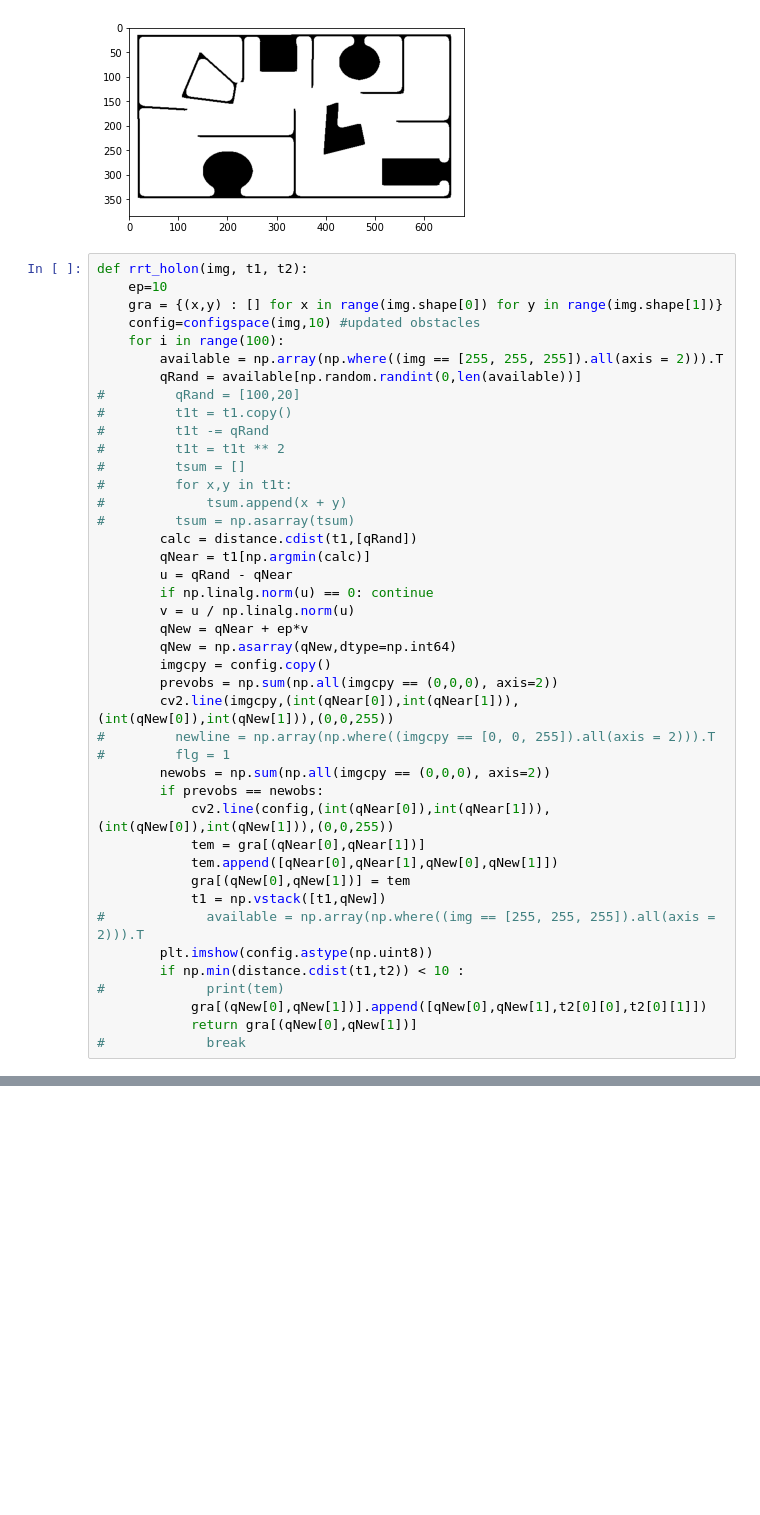
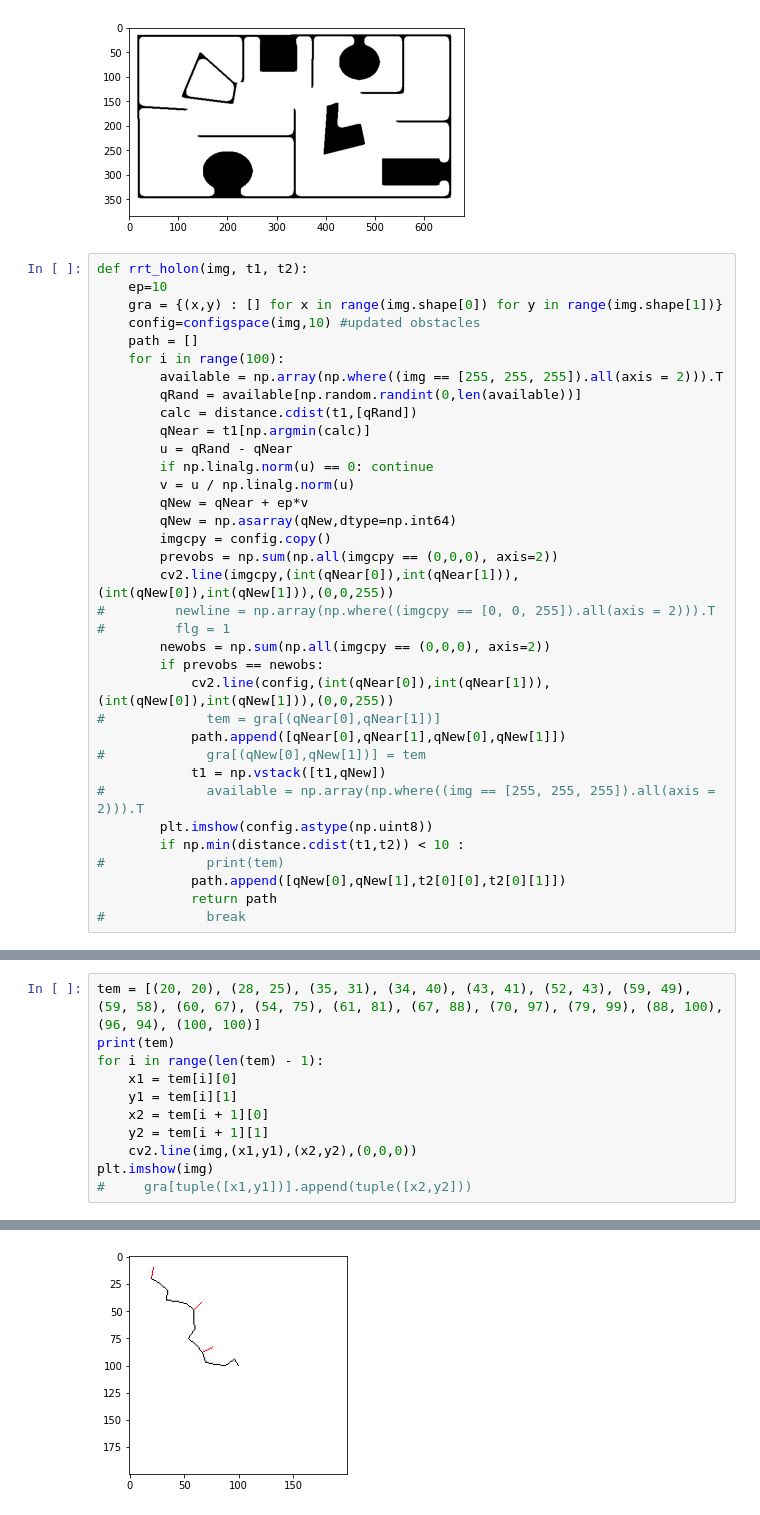
Before and after one commit to loaydatrain/Robotics-Planning-and-Navigation, a Jupyter notebook: assignment1/rrt.ipynb, the cells around one changed output, grey strips where cells are left out. Drawn from its saved outputs; the diff is of its cells as text; blank space fills up the shorter version.

```diff
--- a/assignment1/rrt.ipynb
+++ b/assignment1/rrt.ipynb
@@ -31,17 +31,10 @@ def rrt_holon(img, t1, t2):
     ep=10
     gra = {(x,y) : [] for x in range(img.shape[0]) for y in range(img.shape[1])}
     config=configspace(img,10) #updated obstacles
+    path = []
     for i in range(100):
         available = np.array(np.where((img == [255, 255, 255]).all(axis = 2))).T
         qRand = available[np.random.randint(0,len(available))]
-#         qRand = [100,20]
-#         t1t = t1.copy()
-#         t1t -= qRand
-#         t1t = t1t ** 2
-#         tsum = []
-#         for x,y in t1t:
-#             tsum.append(x + y)
-#         tsum = np.asarray(tsum)
         calc = distance.cdist(t1,[qRand])
         qNear = t1[np.argmin(calc)]
         u = qRand - qNear
@@ -57,16 +50,16 @@ def rrt_holon(img, t1, t2):
         newobs = np.sum(np.all(imgcpy == (0,0,0), axis=2))
         if prevobs == newobs:
             cv2.line(config,(int(qNear[0]),int(qNear[1])),(int(qNew[0]),int(qNew[1])),(0,0,255))
-            tem = gra[(qNear[0],qNear[1])]
-            tem.append([qNear[0],qNear[1],qNew[0],qNew[1]])
-            gra[(qNew[0],qNew[1])] = tem
+#             tem = gra[(qNear[0],qNear[1])]
+            path.append([qNear[0],qNear[1],qNew[0],qNew[1]])
+#             gra[(qNew[0],qNew[1])] = tem
             t1 = np.vstack([t1,qNew])
 #             available = np.array(np.where((img == [255, 255, 255]).all(axis = 2))).T
         plt.imshow(config.astype(np.uint8))
         if np.min(distance.cdist(t1,t2)) < 10 :
 #             print(tem)
-            gra[(qNew[0],qNew[1])].append([qNew[0],qNew[1],t2[0][0],t2[0][1]])
-            return gra[(qNew[0],qNew[1])]
+            path.append([qNew[0],qNew[1],t2[0][0],t2[0][1]])
+            return path
 #             break
 # %%
 def rrt_holon_recur(img, t1, t2,cnt = 0):
@@ -159,0 +150,12 @@ print(gra)
+# %%
+tem = [(20, 20), (28, 25), (35, 31), (34, 40), (43, 41), (52, 43), (59, 49), (59, 58), (60, 67), (54, 75), (61, 81), (67, 88), (70, 97), (79, 99), (88, 100), (96, 94), (100, 100)]
+print(tem)
+for i in range(len(tem) - 1):
+    x1 = tem[i][0]
+    y1 = tem[i][1]
+    x2 = tem[i + 1][0]
+    y2 = tem[i + 1][1]
+    cv2.line(img,(x1,y1),(x2,y2),(0,0,0))
+plt.imshow(img)
+#     gra[tuple([x1,y1])].append(tuple([x2,y2]))
+# %% [output]
@@ -160,3 +165,4 @@ print(gra)
+[figure, added]
 # %%
 def rrt_nonholon(img, t1, t2):
     init_theta=0
```
Also changed, not shown: parts of 7 cells of this notebook.
